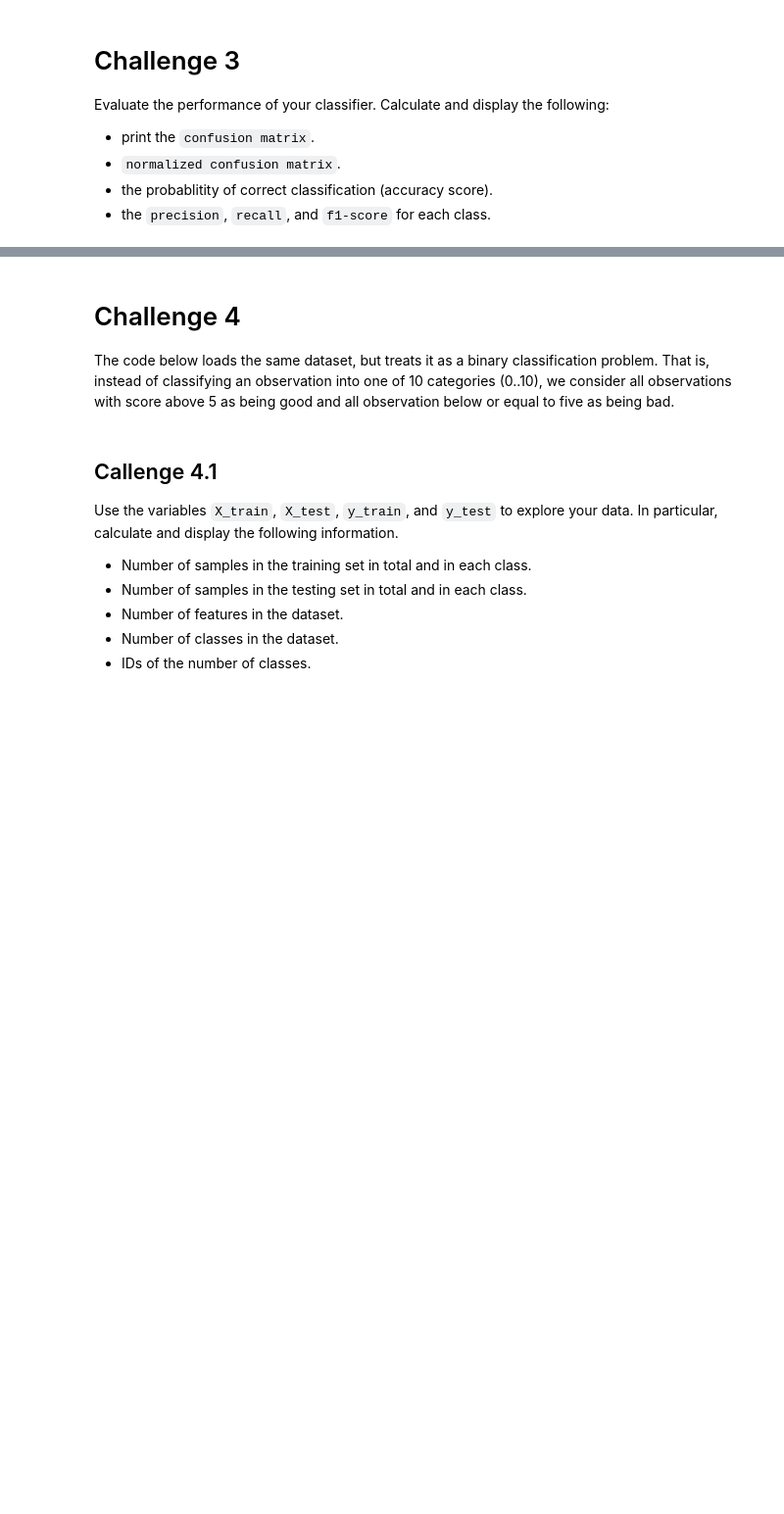
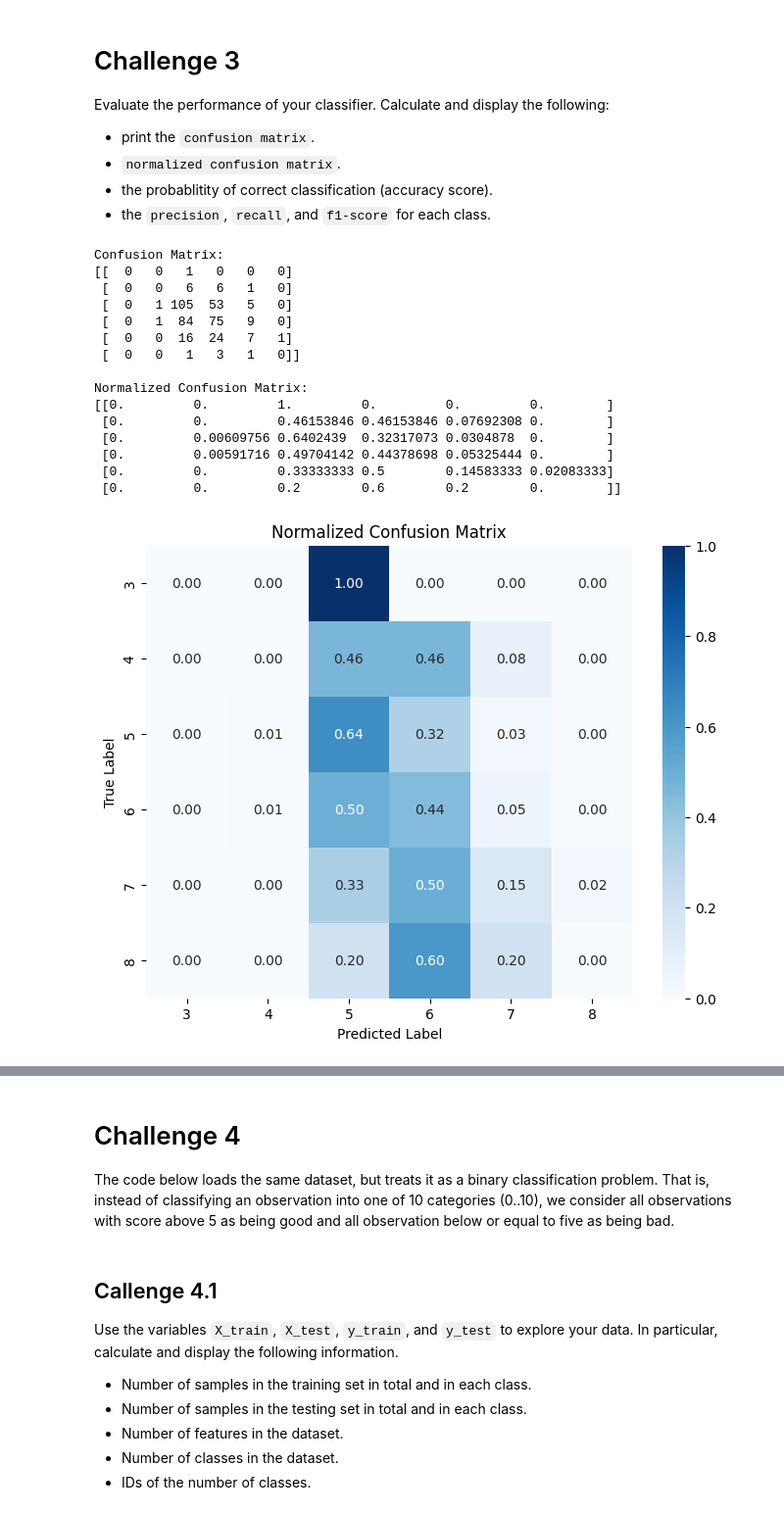
Before and after one commit to SOARPN/CUS_752_SPRING_2026, a Jupyter notebook: Problem_set_02_Instance_classifiers_KNN.ipynb, the cells around one changed output, grey strips where cells are left out. Shown at 98% size. Drawn from its saved outputs; the diff is of its cells as text; code cells hidden in the pictures; blank space fills up the shorter version.

```diff
--- a/Problem_set_02_Instance_classifiers_KNN.ipynb
+++ b/Problem_set_02_Instance_classifiers_KNN.ipynb
@@ -108,0 +147,13 @@ Train a **K-NN** classifier using the `(X_train,y_train)` dataset and use the tr
+# %%
+from sklearn.neighbors import KNeighborsClassifier
+
+# Initialize the K-NN classifier with a default of 5 neighbors
+knn_classifier = KNeighborsClassifier(n_neighbors=5)
+
+# Train the classifier using the training data
+knn_classifier.fit(X_train, y_train)
+
+# Predict the classes for the test dataset
+y_pred = knn_classifier.predict(X_test)
+
+print("K-NN Classifier trained and predictions made. The predictions are stored in 'y_pred'.")
@@ -118,0 +170,53 @@ Evaluate the performance of your classifier. Calculate and display the following
+# %%
+from sklearn.metrics import confusion_matrix, accuracy_score, precision_recall_fscore_support
+import seaborn as sns
+import matplotlib.pyplot as plt
+
+# Calculate Confusion Matrix
+conf_matrix = confusion_matrix(y_test, y_pred)
+print("Confusion Matrix:")
+print(conf_matrix)
+
+# Calculate Normalized Confusion Matrix
+# The rows are the true labels, columns are the predicted labels
+normalized_conf_matrix = conf_matrix.astype('float') / conf_matrix.sum(axis=1)[:, np.newaxis]
+print("\nNormalized Confusion Matrix:")
+print(normalized_conf_matrix)
+
+# Visualize Normalized Confusion Matrix
+plt.figure(figsize=(8, 6))
+sns.heatmap(normalized_conf_matrix, annot=True, fmt='.2f', cmap='Blues',
+            xticklabels=sorted(y_test.unique()), yticklabels=sorted(y_test.unique()))
+plt.xlabel('Predicted Label')
+plt.ylabel('True Label')
+plt.title('Normalized Confusion Matrix')
+plt.show()
+
+# Calculate Accuracy Score
+accuracy = accuracy_score(y_test, y_pred)
+print(f"\nAccuracy Score: {accuracy:.4f}")
+
+# Calculate Precision, Recall, and F1-score for each class
+# The 'labels' parameter ensures that all classes are reported, even if not present in y_pred
+precision, recall, f1_score, _ = precision_recall_fscore_support(y_test, y_pred, average=None, labels=sorted(wine_df['quality'].unique()))
+
+print("\nPrecision, Recall, and F1-score per class:")
+for i, class_id in enumerate(sorted(wine_df['quality'].unique())):
+    print(f"Class {class_id}:\n  Precision: {precision[i]:.4f}\n  Recall: {recall[i]:.4f}\n  F1-score: {f1_score[i]:.4f}")
+# %% [output]
+Confusion Matrix:
+[[  0   0   1   0   0   0]
+ [  0   0   6   6   1   0]
+ [  0   1 105  53   5   0]
+ [  0   1  84  75   9   0]
+ [  0   0  16  24   7   1]
+ [  0   0   1   3   1   0]]
+
+Normalized Confusion Matrix:
+[[0.         0.         1.         0.         0.         0.        ]
+ [0.         0.         0.46153846 0.46153846 0.07692308 0.        ]
+ [0.         0.00609756 0.6402439  0.32317073 0.0304878  0.        ]
+ [0.         0.00591716 0.49704142 0.44378698 0.05325444 0.        ]
+ [0.         0.         0.33333333 0.5        0.14583333 0.02083333]
+ [0.         0.         0.2        0.6        0.2        0.        ]]
+[figure, added]
```
Also changed, not shown: parts of 13 cells of this notebook.
